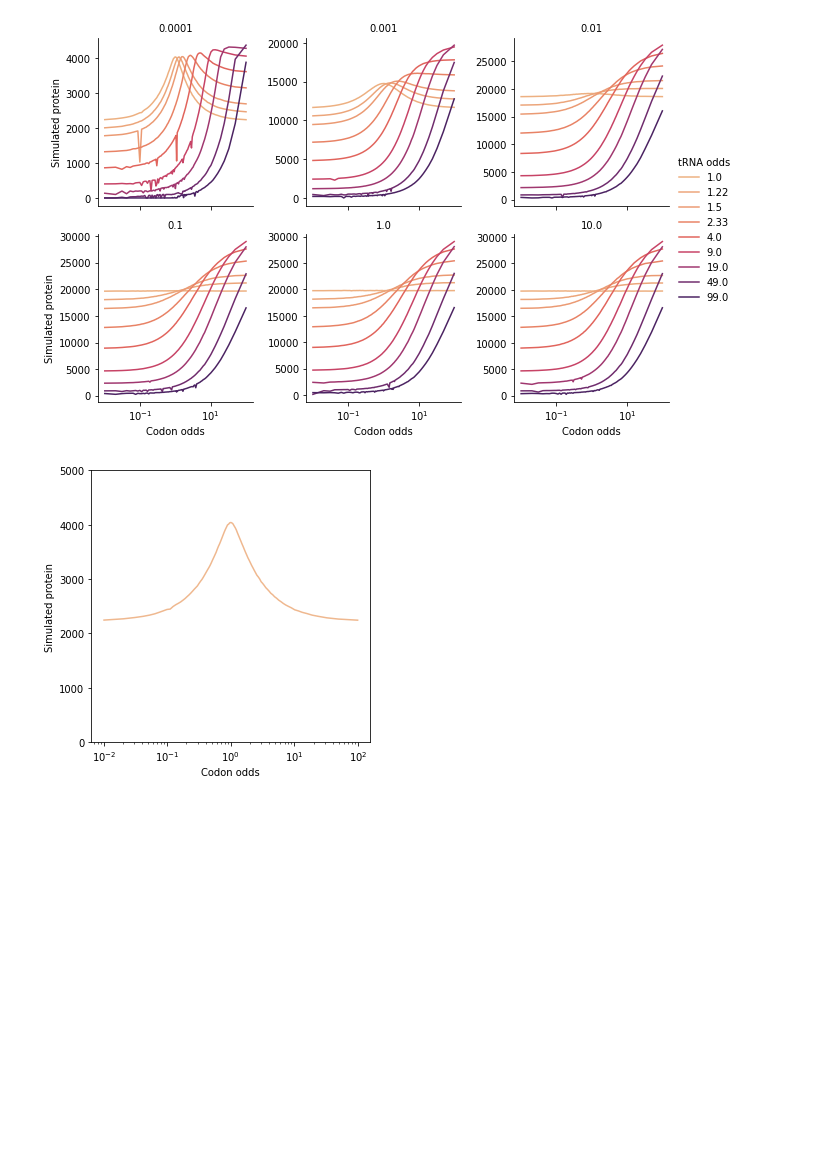
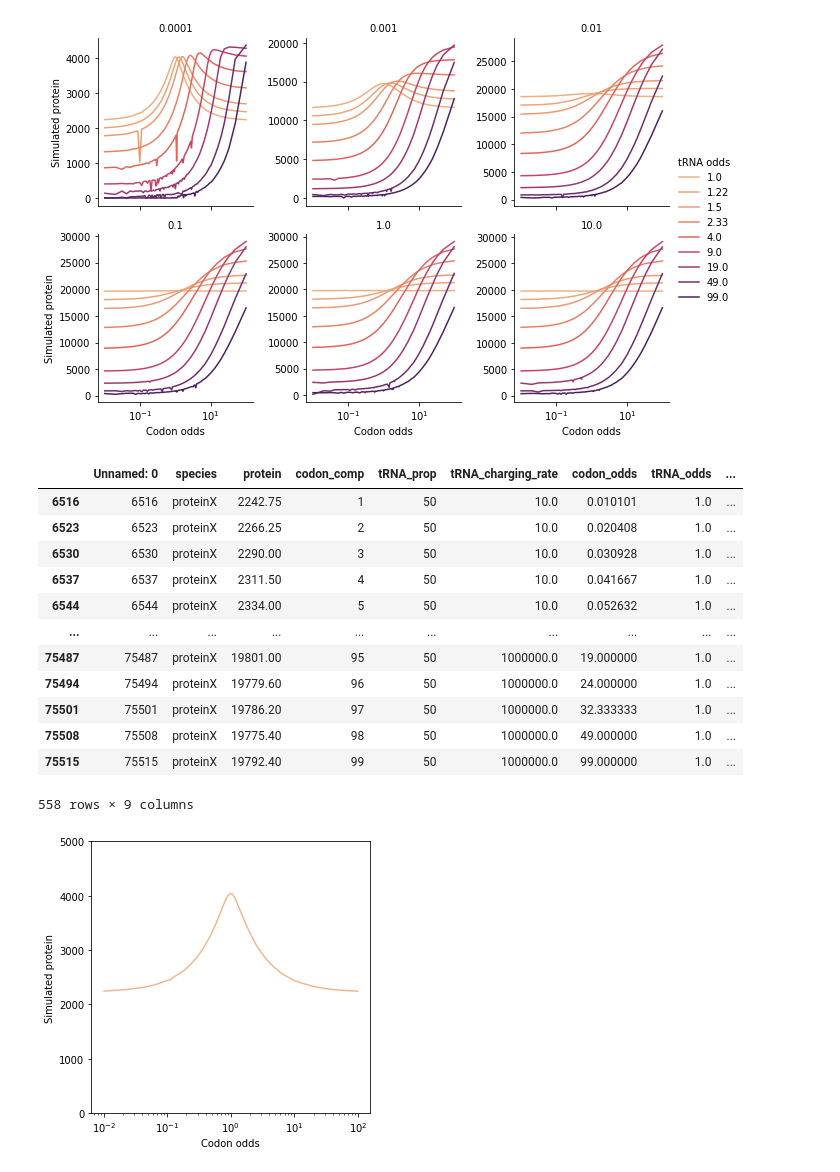
Before and after one commit to alexismhill3/tRNA-dynamics, a Jupyter notebook: notebooks/may-3-2022.ipynb, the cells around one changed output. Saved outputs shown, nothing was run; the diff lists cells and outputs as text; code cells hidden in the pictures; blank space fills up the shorter version.

```diff
--- a/notebooks/may-3-2022.ipynb
+++ b/notebooks/may-3-2022.ipynb
@@ -187,11 +185,26 @@ plt.savefig(f"../plots/{date}/grid_all.png")
 # %%
 ratios = [0.0001, 0.001, 0.01, 0.1]
 rcParams['figure.figsize'] = [5, 5]
 df_ratio_less_1 = df_trna_second_only.loc[df_trna_second_only['chrg_init_ratio'].isin(ratios)]
 df_trna_1_1_odds = df_ratio_less_1[(df_ratio_less_1.tRNA_odds == 1.0)]
 df_trna_1_1_odds_all = df_trna_second_only[(df_trna_second_only.tRNA_odds == 1.0)]
 df_trna_1_1_odds_ratio_0001 = df_trna_1_1_odds[(df_trna_1_1_odds.chrg_init_ratio == 0.0001)]
 df_all_trna_0001 = df_trna_second_only[(df_trna_second_only.chrg_init_ratio == 0.0001)]
+df_trna_1_1_odds_all
+# %% [output]
+|  | Unnamed: 0 | species | protein | codon_comp | tRNA_prop | tRNA_charging_rate | codon_odds | tRNA_odds | ... |
+| 6516 | 6516 | proteinX | 2242.75 | 1 | 50 | 10.0 | 0.010101 | 1.0 | ... |
+| 6523 | 6523 | proteinX | 2266.25 | 2 | 50 | 10.0 | 0.020408 | 1.0 | ... |
+| 6530 | 6530 | proteinX | 2290.00 | 3 | 50 | 10.0 | 0.030928 | 1.0 | ... |
+| 6537 | 6537 | proteinX | 2311.50 | 4 | 50 | 10.0 | 0.041667 | 1.0 | ... |
+| 6544 | 6544 | proteinX | 2334.00 | 5 | 50 | 10.0 | 0.052632 | 1.0 | ... |
+| ... | ... | ... | ... | ... | ... | ... | ... | ... | ... |
+| 75487 | 75487 | proteinX | 19801.00 | 95 | 50 | 1000000.0 | 19.000000 | 1.0 | ... |
+| 75494 | 75494 | proteinX | 19779.60 | 96 | 50 | 1000000.0 | 24.000000 | 1.0 | ... |
+| 75501 | 75501 | proteinX | 19786.20 | 97 | 50 | 1000000.0 | 32.333333 | 1.0 | ... |
+| 75508 | 75508 | proteinX | 19775.40 | 98 | 50 | 1000000.0 | 49.000000 | 1.0 | ... |
+| 75515 | 75515 | proteinX | 19792.40 | 99 | 50 | 1000000.0 | 99.000000 | 1.0 | ... |
+558 rows × 9 columns
 # %%
 sns.lineplot(data=df_trna_1_1_odds_ratio_0001, x="codon_odds", y="protein", color="#efb88f")
 plt.xscale("log")
```
Also changed, not shown: parts of 3 cells of this notebook, 2 other files.
